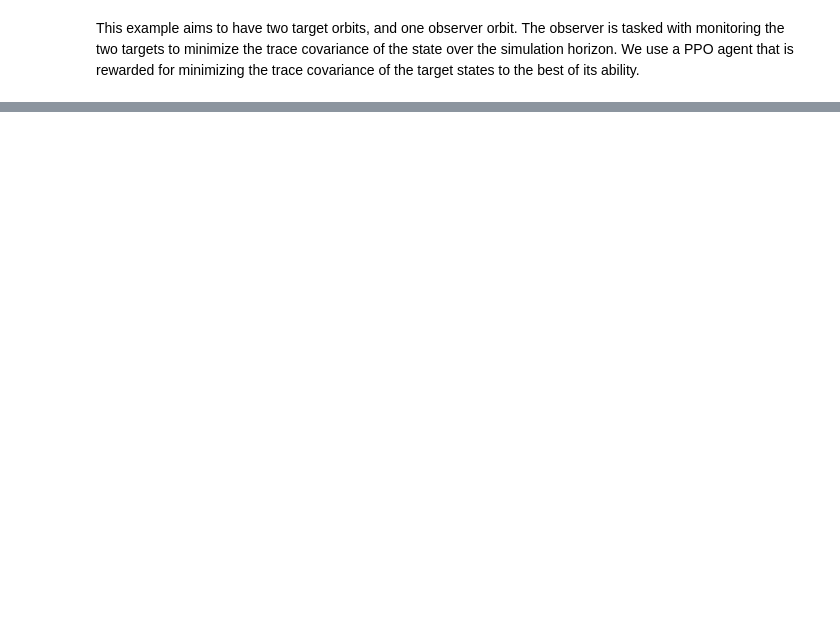
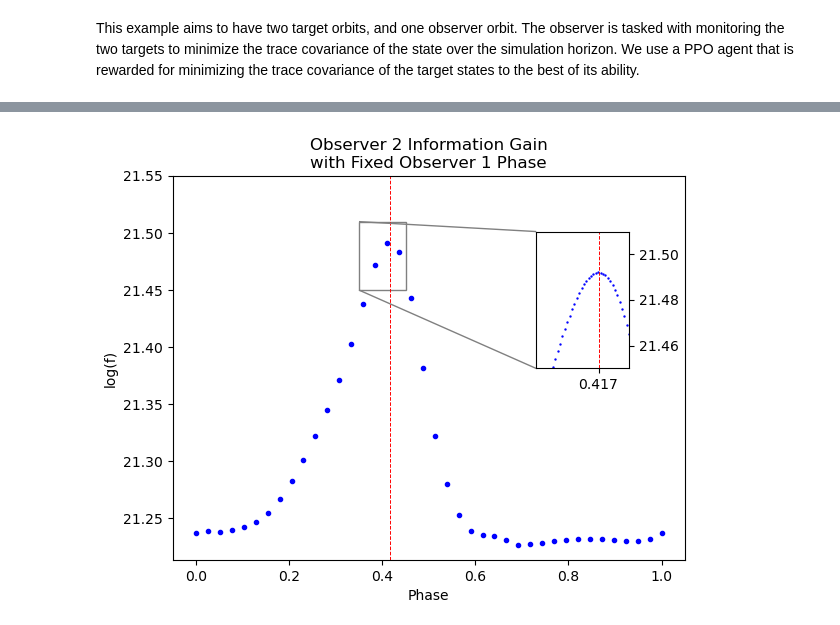
Before and after one commit to Malav-P/sensor_phase_task, a Jupyter notebook: example/ssa_problem_test.ipynb, the cells around one changed output, grey strips where cells are left out. Drawn from its saved outputs; the diff is of its cells as text; code cells hidden in the pictures; blank space fills up the shorter version.

```diff
--- a/example/ssa_problem_test.ipynb
+++ b/example/ssa_problem_test.ipynb
@@ -110,8 +116,8 @@ plt.show()
 f = lambda x, y: np.log(-prob.fitness( [x, y])[0])
 
 # Generate data
-x = np.linspace(0, 0.1, 40)
-y = np.linspace(0, 0.1, 40)
+x = np.linspace(0, 1, 40)
+y = np.linspace(0, 1, 40)
 
 Z = np.zeros(shape=(y.size, x.size))
 
@@ -151,7 +157,7 @@ for i, phase in enumerate(phases):
     sols[i] = prob.fitness( [0.0, phase])[0]
 # %%
 # sub region of the original image
-x1, x2, y1, y2 = 0.0, 0.005, 24.86, 24.87
+x1, x2, y1, y2 = 0.35, 0.45, 21.45, 21.51
 
 
 zoomed_phases = np.linspace(x1, x2, 40)
@@ -159,36 +165,39 @@ zoomed_info = np.log([-prob.fitness([0.0, phase])[0] for phase in zoomed_phases]
 # %%
 from mpl_toolkits.axes_grid1.inset_locator import zoomed_inset_axes
 from mpl_toolkits.axes_grid1.inset_locator import mark_inset
 
 plt.close(27)
-fig, ax = plt.subplots()
-
-ax.set_xlabel("Phase")
-ax.set_ylabel("log(f)")
-ax.set_title("Observer 2 Information Gain\nwith Fixed Observer 1 Phase")
+fig27 = plt.figure(27)
+ax = fig27.add_axes([0.12, 0.1, 0.8, 0.8])
 
 # extent = [-3, 4, -4, 3]
 ax.scatter(phases, np.log(-sols), color = "blue", marker='.', label="optimal")
-ax.set_ylim(top=25)
-ax.axvline(0.0023, color="red", linestyle="--", linewidth=0.7)
+ax.set_ylim(top=21.55)
+ax.axvline(0.417, color="red", linestyle="--", linewidth=0.7)
 
-axins = zoomed_inset_axes(ax, 20, loc=9) # zoom = 6
+axins = zoomed_inset_axes(ax, 2, loc='upper right', borderpad=4) # zoom = 6
 
 axins.set_xlim(x1, x2)
 axins.set_ylim(y1, y2)
 
 axins.scatter(zoomed_phases, zoomed_info, color = "blue", marker='.', s=2)
-axins.axvline(0.0023, color="red", linestyle="--", linewidth=0.7)
+axins.axvline(0.417, color="red", linestyle="--", linewidth=0.7)
 
 axins.yaxis.tick_right()
 
-plt.xticks([0.0023])
+plt.xticks([0.417])
 plt.yticks(visible=True)
+
+ax.set_xlabel("Phase")
+ax.set_ylabel("log(f)")
+ax.set_title("Observer 2 Information Gain\nwith Fixed Observer 1 Phase")
 
 
 # draw a bbox of the region of the inset axes in the parent axes and
 # connecting lines between the bbox and the inset axes area
 mark_inset(ax, axins, loc1=2, loc2=3, fc="none", ec="0.5")
 
 plt.draw()
 plt.show()
+# %% [output]
+[figure, added]
```
Also changed, not shown: parts of 5 cells of this notebook, 3 other files.
